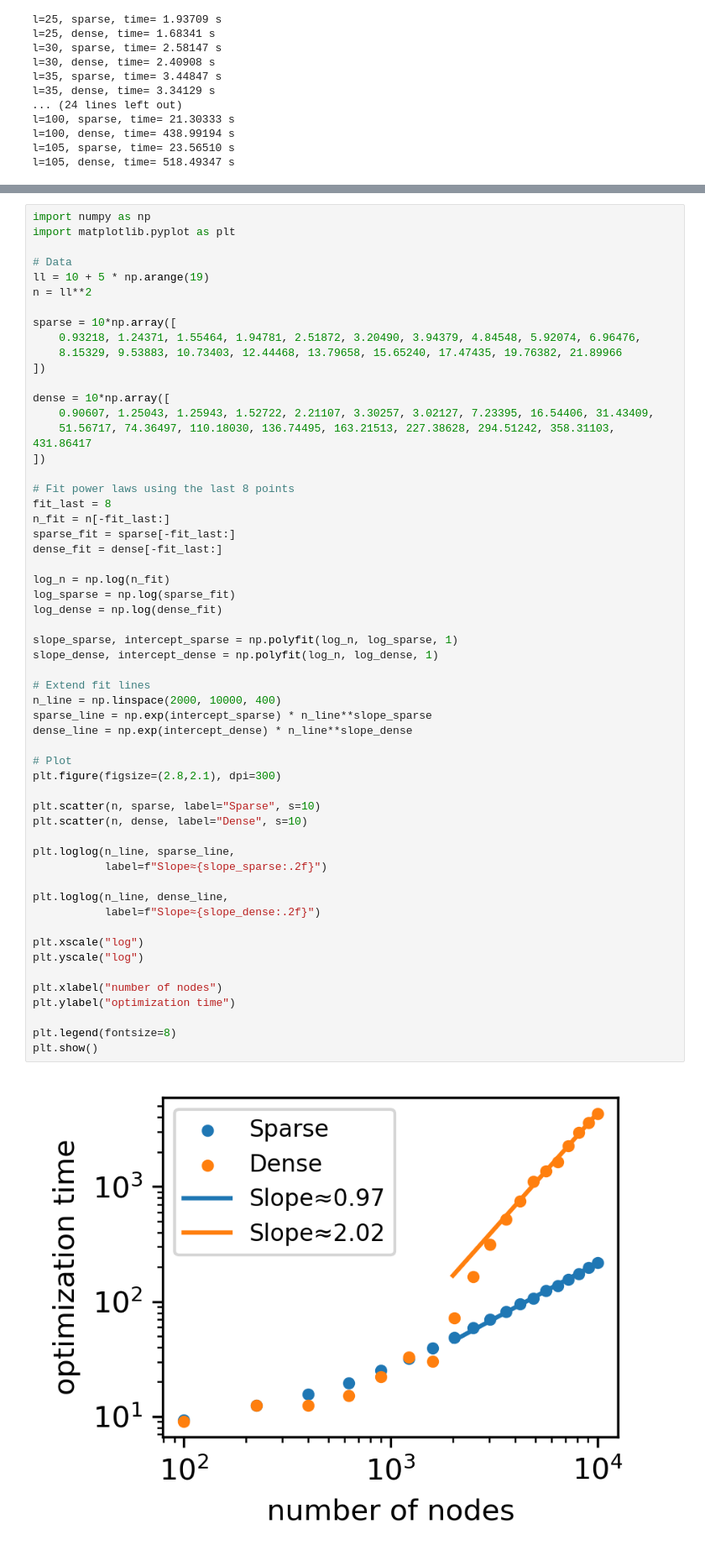
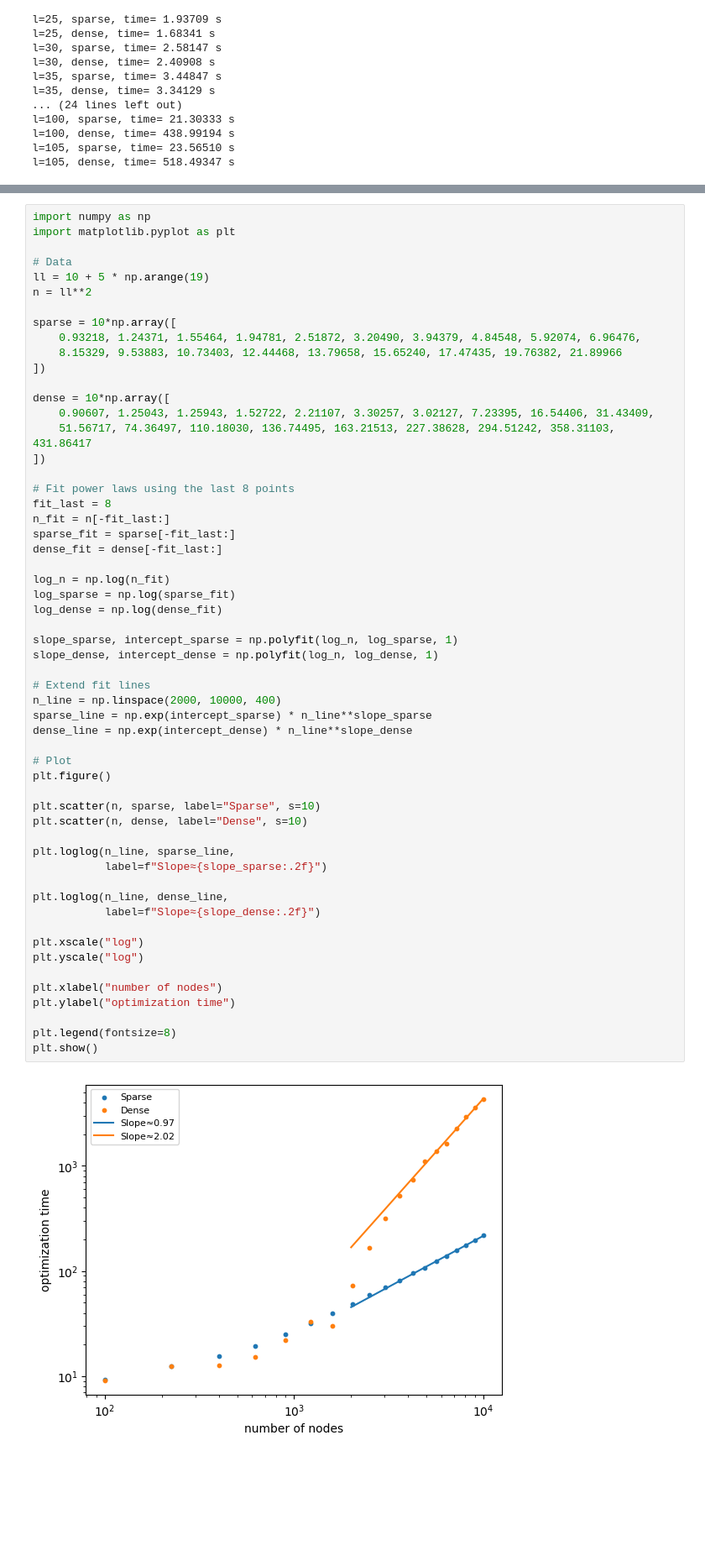
Before and after one commit to mikaberidze/gradnet, a Jupyter notebook: examples/1_algebraic_connectivity.ipynb, the cells around one changed output, grey strips where cells are left out. Shown at 84% size. Drawn from its saved outputs; the diff is of its cells as text; blank space fills up the shorter version.

```diff
--- a/examples/1_algebraic_connectivity.ipynb
+++ b/examples/1_algebraic_connectivity.ipynb
@@ -315,32 +323,32 @@ log_sparse = np.log(sparse_fit)
 log_dense = np.log(dense_fit)
 
 slope_sparse, intercept_sparse = np.polyfit(log_n, log_sparse, 1)
 slope_dense, intercept_dense = np.polyfit(log_n, log_dense, 1)
 
 # Extend fit lines
 n_line = np.linspace(2000, 10000, 400)
 sparse_line = np.exp(intercept_sparse) * n_line**slope_sparse
 dense_line = np.exp(intercept_dense) * n_line**slope_dense
 
 # Plot
-plt.figure(figsize=(2.8,2.1), dpi=300)
+plt.figure()
 
 plt.scatter(n, sparse, label="Sparse", s=10)
 plt.scatter(n, dense, label="Dense", s=10)
 
 plt.loglog(n_line, sparse_line,
            label=f"Slope≈{slope_sparse:.2f}")
 
 plt.loglog(n_line, dense_line,
            label=f"Slope≈{slope_dense:.2f}")
 
 plt.xscale("log")
 plt.yscale("log")
 
 plt.xlabel("number of nodes")
 plt.ylabel("optimization time")
 
 plt.legend(fontsize=8)
 plt.show()
 # %% [output]
-[figure, old version]
+[figure, new version]
```
Also changed, not shown: parts of 10 cells of this notebook, 8 other files.
